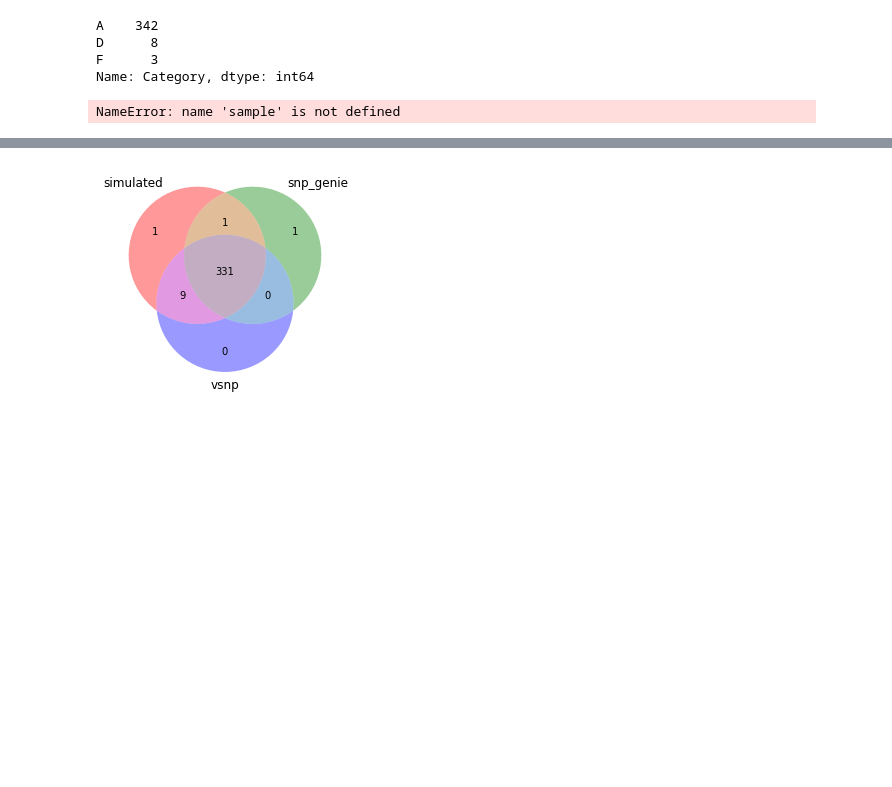
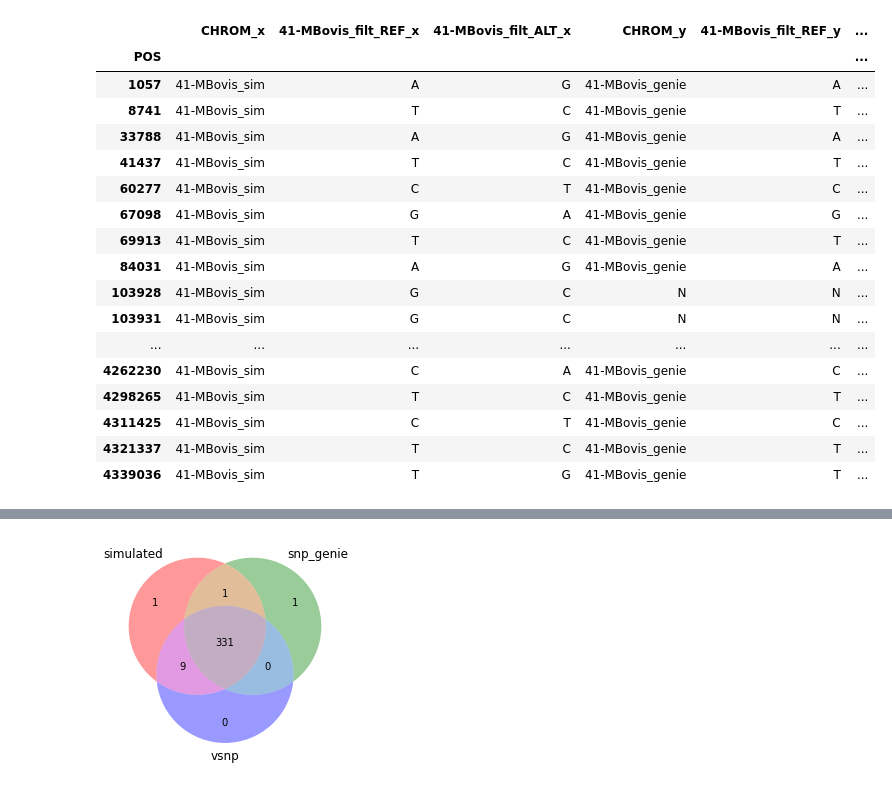
Before and after one commit to Viloleal/Python_scripts, a Jupyter notebook: vcf_comparison_final.ipynb, the cells around one changed output, grey strips where cells are left out. Saved outputs shown, nothing was run; the diff lists cells and outputs as text; code cells hidden in the pictures; blank space fills up the shorter version.

```diff
--- a/vcf_comparison_final.ipynb
+++ b/vcf_comparison_final.ipynb
@@ -229,8 +289,0 @@ Name: Category, dtype: int64
-# %%
-gen_comparison(directories)
-# %% [output]
-A    342
-D      8
-F      3
-Name: Category, dtype: int64
-NameError: name 'sample' is not defined
@@ -236,0 +296,21 @@ NameError: name 'sample' is not defined
+# %%
+combined_vcfs
+# %% [output]
+|  | CHROM_x | 41-MBovis_filt_REF_x | 41-MBovis_filt_ALT_x | CHROM_y | 41-MBovis_filt_REF_y | ... |
+| POS |  |  |  |  |  | ... |
+| 1057 | 41-MBovis_sim | A | G | 41-MBovis_genie | A | ... |
+| 8741 | 41-MBovis_sim | T | C | 41-MBovis_genie | T | ... |
+| 33788 | 41-MBovis_sim | A | G | 41-MBovis_genie | A | ... |
+| 41437 | 41-MBovis_sim | T | C | 41-MBovis_genie | T | ... |
+| 60277 | 41-MBovis_sim | C | T | 41-MBovis_genie | C | ... |
+| 67098 | 41-MBovis_sim | G | A | 41-MBovis_genie | G | ... |
+| 69913 | 41-MBovis_sim | T | C | 41-MBovis_genie | T | ... |
+| 84031 | 41-MBovis_sim | A | G | 41-MBovis_genie | A | ... |
+| 103928 | 41-MBovis_sim | G | C | N | N | ... |
+| 103931 | 41-MBovis_sim | G | C | N | N | ... |
+| ... | ... | ... | ... | ... | ... | ... |
+| 4262230 | 41-MBovis_sim | C | A | 41-MBovis_genie | C | ... |
+| 4298265 | 41-MBovis_sim | T | C | 41-MBovis_genie | T | ... |
+| 4311425 | 41-MBovis_sim | C | T | 41-MBovis_genie | C | ... |
+| 4321337 | 41-MBovis_sim | T | C | 41-MBovis_genie | T | ... |
+| 4339036 | 41-MBovis_sim | T | G | 41-MBovis_genie | T | ... |
```
Also changed, not shown: parts of 15 cells of this notebook, 1 other file.
